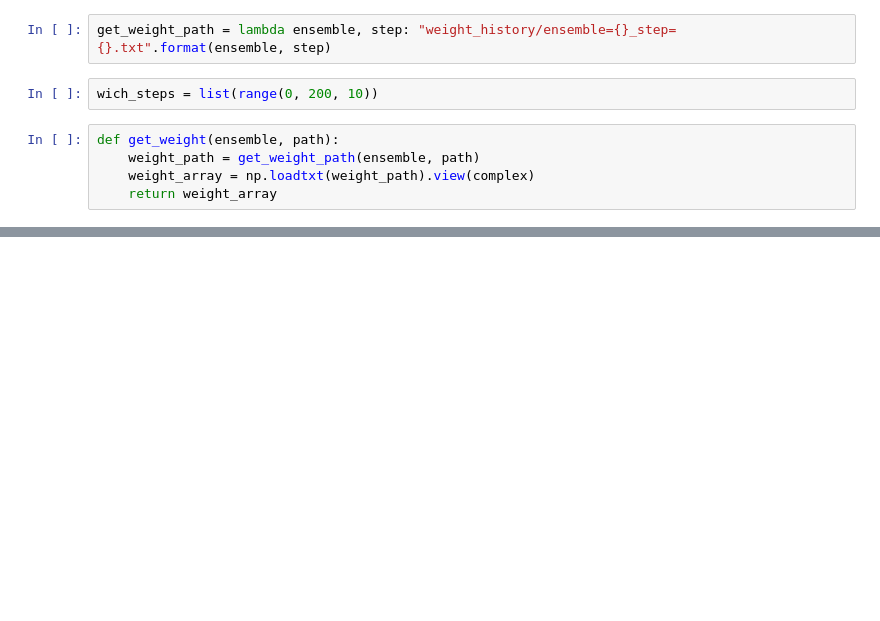
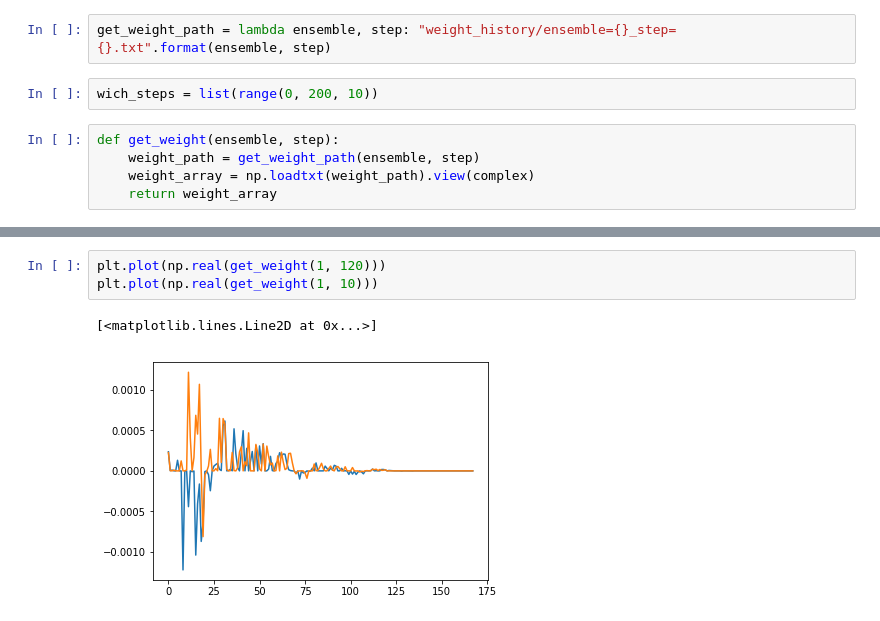
Before and after one commit to devmessias/randomm, a Jupyter notebook: autoencoder_analysis.ipynb, the cells around one changed output, grey strips where cells are left out. Cells and saved outputs as stored; diff of their text form; blank space fills up the shorter version.

```diff
--- a/autoencoder_analysis.ipynb
+++ b/autoencoder_analysis.ipynb
@@ -10,7 +11,7 @@ get_weight_path = lambda ensemble, step: "weight_history/ensemble={}_step={}.txt
 # %%
 wich_steps = list(range(0, 200, 10))
 # %%
-def get_weight(ensemble, path):
-    weight_path = get_weight_path(ensemble, path)
+def get_weight(ensemble, step):
+    weight_path = get_weight_path(ensemble, step)
     weight_array = np.loadtxt(weight_path).view(complex)
     return weight_array
@@ -43,0 +111,6 @@ weights_by_step
+# %%
+plt.plot(np.real(get_weight(1, 120)))
+plt.plot(np.real(get_weight(1, 10)))
+# %% [output]
+[<matplotlib.lines.Line2D at 0x...>]
+[figure, added]
```
Also changed, not shown: parts of 13 cells of this notebook, 1 other file.
